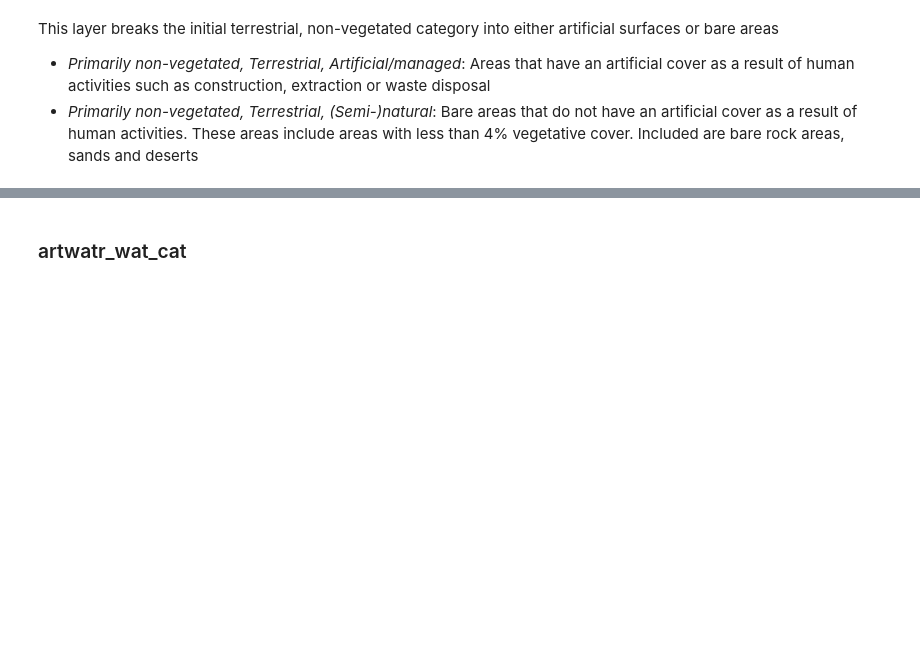
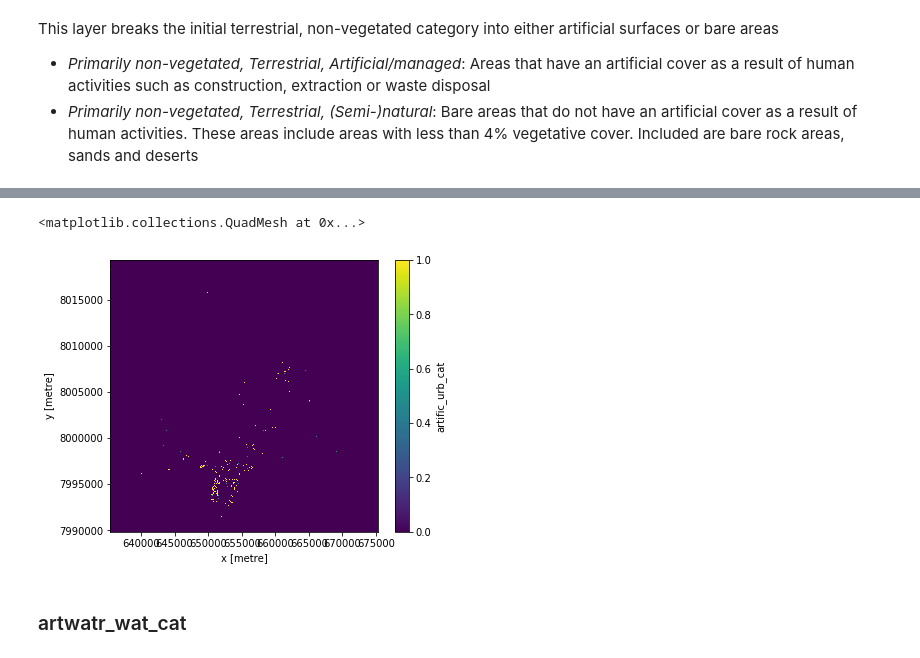
Before and after one commit to bellemae/odc-hack-sac, a Jupyter notebook: level3_test.ipynb, the cells around one changed output, grey strips where cells are left out. Cells and saved outputs as stored; diff of their text form; code cells hidden in the pictures; blank space fills up the shorter version.

```diff
--- a/level3_test.ipynb
+++ b/level3_test.ipynb
@@ -163,6 +165,9 @@ artific_urb_cat_ds = urban.to_dataset(name="artific_urb_cat")
 # %%
 # # Plot output
-# artific_urb_cat["artific_urb_cat"].plot(figsize=(6, 5))
+artific_urb_cat_ds["artific_urb_cat"].plot(figsize=(6, 5))
+# %% [output]
+<matplotlib.collections.QuadMesh at 0x...>
+[figure, added]
 # %% [markdown]
 ### artwatr_wat_cat
 # %% [markdown]
```
Also changed, not shown: parts of 41 cells of this notebook.
